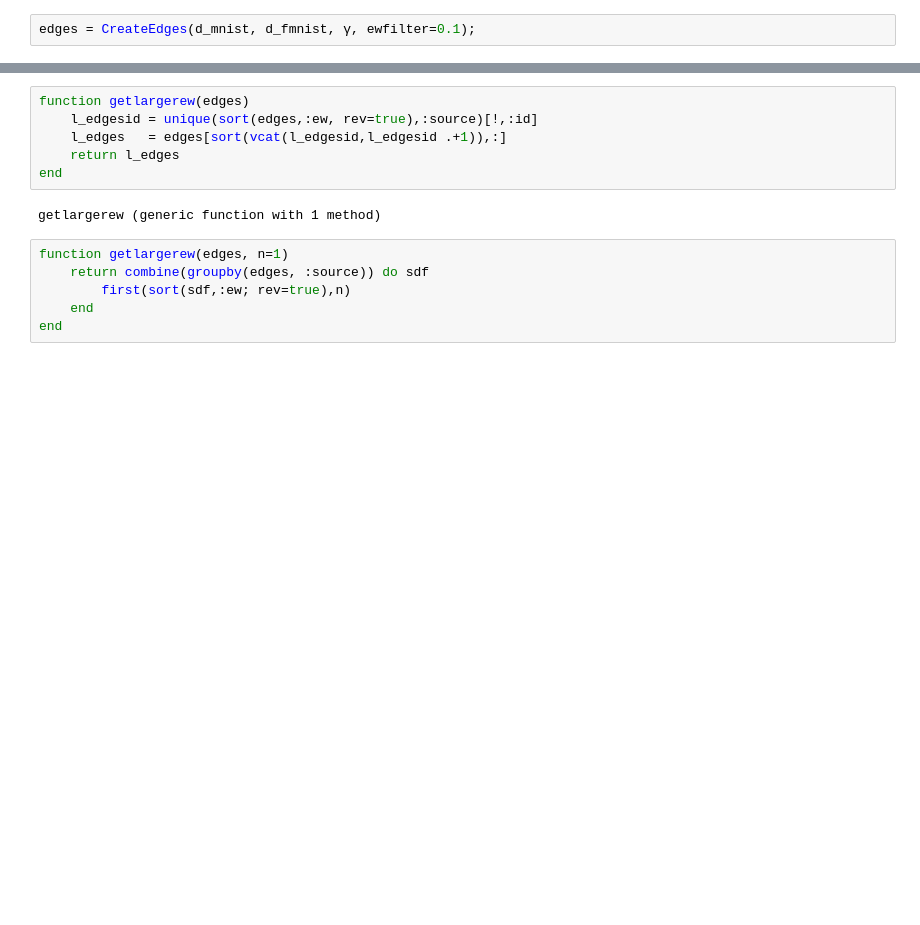
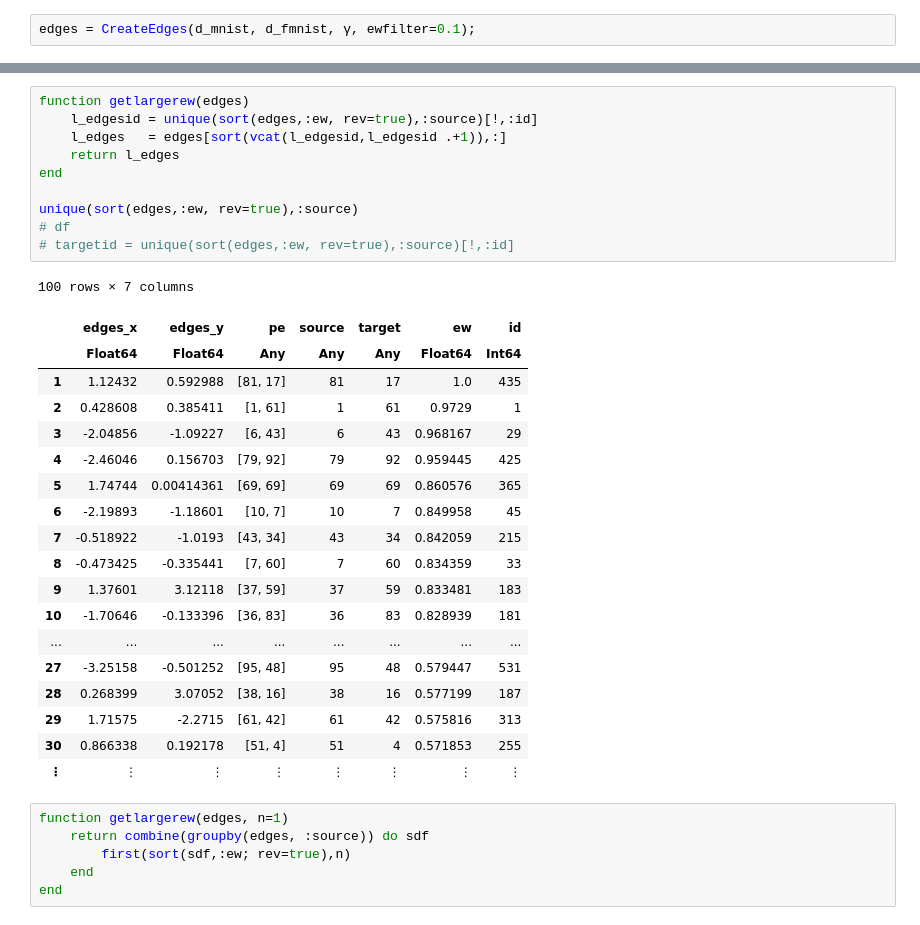
Before and after one commit to davibarreira/Data_Visualization, a Jupyter notebook: Project/OTDD/OTDD.ipynb, the cells around one changed output, grey strips where cells are left out. Drawn from its saved outputs; the diff is of its cells as text; blank space fills up the shorter version.

```diff
--- a/Project/OTDD/OTDD.ipynb
+++ b/Project/OTDD/OTDD.ipynb
@@ -186,11 +242,33 @@ edges = CreateEdges(d_mnist, d_fmnist, γ, ewfilter=0.1);
 # %%
 function getlargerew(edges)
     l_edgesid = unique(sort(edges,:ew, rev=true),:source)[!,:id]
     l_edges   = edges[sort(vcat(l_edgesid,l_edgesid .+1)),:]
     return l_edges
 end
+
+unique(sort(edges,:ew, rev=true),:source)
+# df
+# targetid = unique(sort(edges,:ew, rev=true),:source)[!,:id]
 # %% [output]
-getlargerew (generic function with 1 method)
+100 rows × 7 columns
+|  | edges_x | edges_y | pe | source | target | ew | id |
+|  | Float64 | Float64 | Any | Any | Any | Float64 | Int64 |
+| 1 | 1.12432 | 0.592988 | [81, 17] | 81 | 17 | 1.0 | 435 |
+| 2 | 0.428608 | 0.385411 | [1, 61] | 1 | 61 | 0.9729 | 1 |
+| 3 | -2.04856 | -1.09227 | [6, 43] | 6 | 43 | 0.968167 | 29 |
+| 4 | -2.46046 | 0.156703 | [79, 92] | 79 | 92 | 0.959445 | 425 |
+| 5 | 1.74744 | 0.00414361 | [69, 69] | 69 | 69 | 0.860576 | 365 |
+| 6 | -2.19893 | -1.18601 | [10, 7] | 10 | 7 | 0.849958 | 45 |
+| 7 | -0.518922 | -1.0193 | [43, 34] | 43 | 34 | 0.842059 | 215 |
+| 8 | -0.473425 | -0.335441 | [7, 60] | 7 | 60 | 0.834359 | 33 |
+| 9 | 1.37601 | 3.12118 | [37, 59] | 37 | 59 | 0.833481 | 183 |
+| 10 | -1.70646 | -0.133396 | [36, 83] | 36 | 83 | 0.828939 | 181 |
+| ... | ... | ... | ... | ... | ... | ... | ... |
+| 27 | -3.25158 | -0.501252 | [95, 48] | 95 | 48 | 0.579447 | 531 |
+| 28 | 0.268399 | 3.07052 | [38, 16] | 38 | 16 | 0.577199 | 187 |
+| 29 | 1.71575 | -2.2715 | [61, 42] | 61 | 42 | 0.575816 | 313 |
+| 30 | 0.866338 | 0.192178 | [51, 4] | 51 | 4 | 0.571853 | 255 |
+| ⋮ | ⋮ | ⋮ | ⋮ | ⋮ | ⋮ | ⋮ | ⋮ |
 # %%
 function getlargerew(edges, n=1)
     return combine(groupby(edges, :source)) do sdf
```
Also changed, not shown: parts of 4 cells of this notebook, 1 other file.
